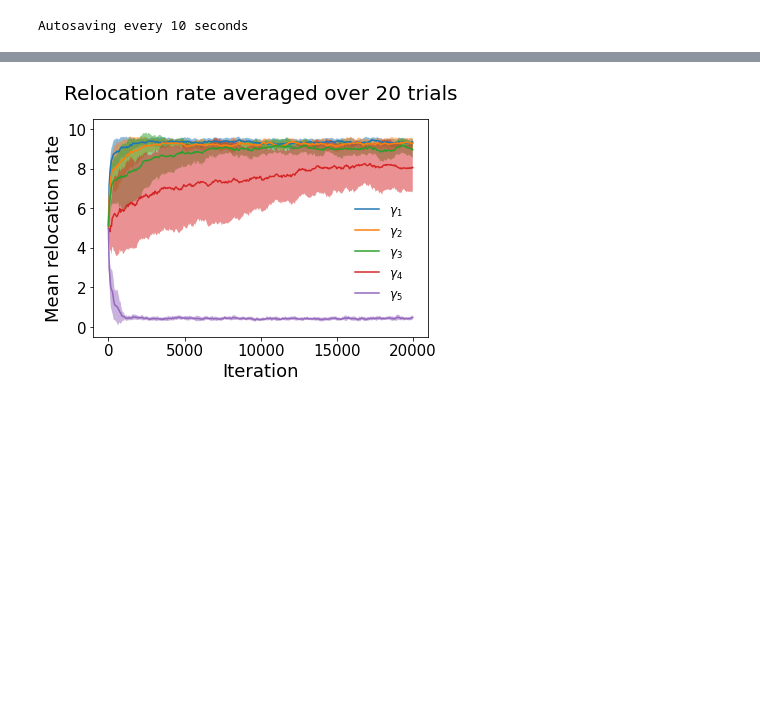
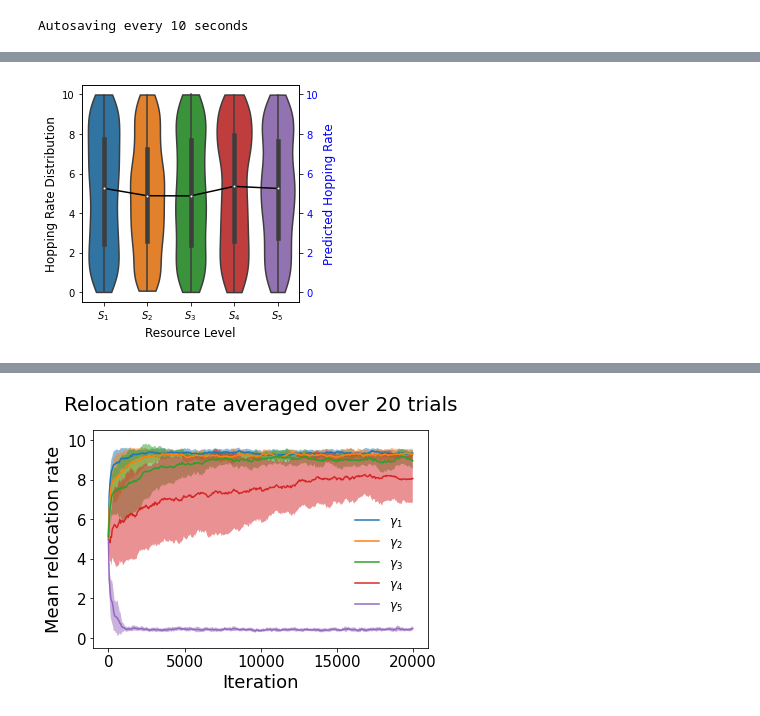
Before and after one commit to tongliang11/Evolution-dynamics, a Jupyter notebook: Agent based stochastic simulations.ipynb, the cells around one changed output, grey strips where cells are left out. Saved outputs shown, nothing was run; the diff lists cells and outputs as text; code cells hidden in the pictures; blank space fills up the shorter version.

```diff
--- a/Agent based stochastic simulations.ipynb
+++ b/Agent based stochastic simulations.ipynb
@@ -435,0 +295,6 @@ with ProcessPoolExecutor() as executor:
+# %%
+with open("./evolve_data/b5_c_plane/b5_10_c_0.7/trial_{}/iteration_{}".format(1,00), "rb") as fp:   # Unpickling
+    data = pickle.load(fp)
+plotsingleviolin(data)
+# %% [output]
+[figure, added]
```
Also changed, not shown: parts of 14 cells of this notebook, 4 other files.
